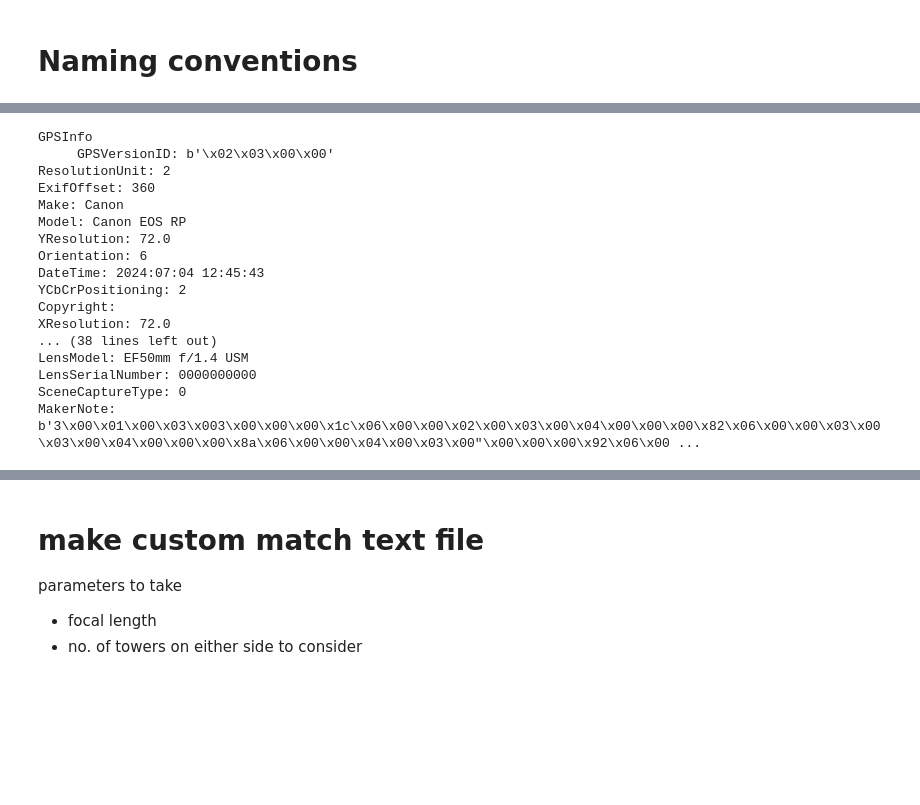
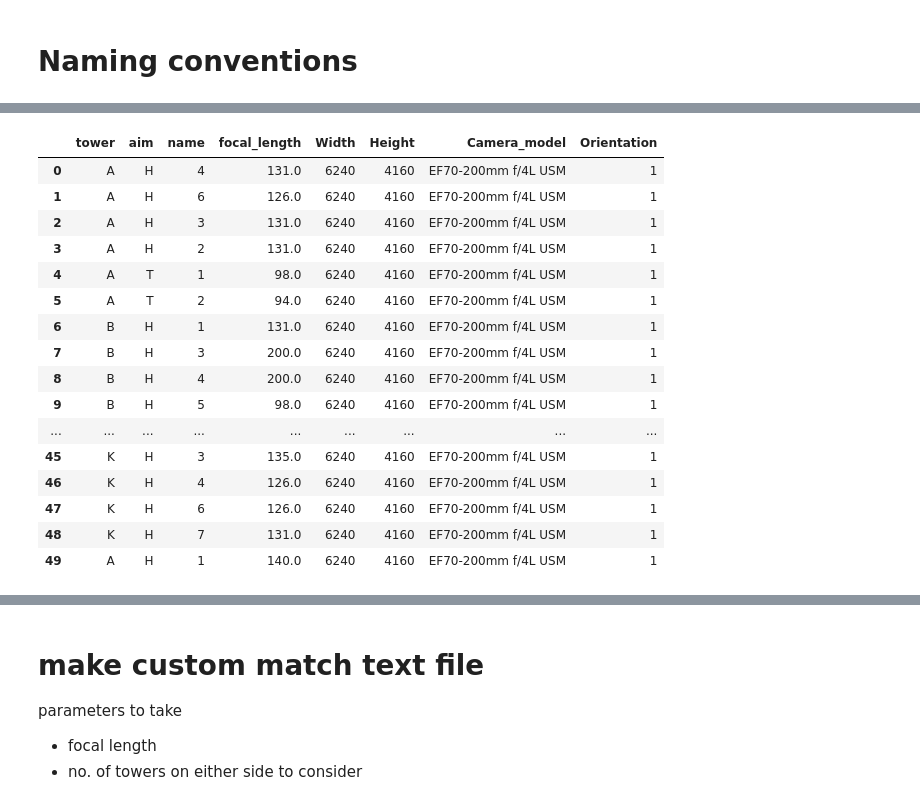
Before and after one commit to animesh-77/gaussian-splatting, a Jupyter notebook: portsmouth.ipynb, the cells around one changed output, grey strips where cells are left out. Cells and saved outputs as stored; diff of their text form; code cells hidden in the pictures; blank space fills up the shorter version.

Commit message:
feat: read EXIF data and rotate images accordingly,

```diff
--- a/portsmouth.ipynb
+++ b/portsmouth.ipynb
@@ -52,62 +121,7 @@ MakerNote: b'3\x00\x01\x00\x03\x003\x00\x00\x00\x1c\x06\x00\x00\x02\x00\x03\x00\
-# %%
-def get_exif(image_path):
-    image = Image.open(image_path)
-    exif_data = image._getexif()
-    if not exif_data:
-        return {}
-
-    exif = {}
-    for tag, value in exif_data.items():
-        decoded = ExifTags.TAGS.get(tag, tag)
-        exif[decoded] = value
-    return exif
-
-def get_exif_gps(exif_info: dict):
-    gps_info = {}
-
-    for key in exif_info['GPSInfo'].keys():
-        decode = ExifTags.GPSTAGS.get(key,key)
-        gps_info[decode] = exif_info['GPSInfo'][key]#int.from_bytes(exif_info['GPSInfo'][key], byteorder='big')
-    return gps_info
-
-
-exif_info = get_exif(all_jpgs[0])
-if exif_info == {}:
-    print("No EXIF data found for image")
-    exit()
-
-for tag, value in exif_info.items():
-
-    if tag == 'GPSInfo':
-        print("GPSInfo")
-        gps_info = get_exif_gps(exif_info)
-        for tag, value in gps_info.items():
-            print(f"{' ' * 5}{tag}: {value}")
-
-    else:
-        print(f"{tag}: {value}")
-# %% [output]
-GPSInfo
-     GPSVersionID: b'\x02\x03\x00\x00'
-ResolutionUnit: 2
-ExifOffset: 360
-Make: Canon
-Model: Canon EOS RP
-YResolution: 72.0
-Orientation: 6
-DateTime: 2024:07:04 12:45:43
-YCbCrPositioning: 2
-Copyright:
-XResolution: 72.0
-... (38 lines left out)
-LensModel: EF50mm f/1.4 USM
-LensSerialNumber: 0000000000
-SceneCaptureType: 0
-MakerNote: b'3\x00\x01\x00\x03\x003\x00\x00\x00\x1c\x06\x00\x00\x02\x00\x03\x00\x04\x00\x00\x00\x82\x06\x00\x00\x03\x00\x03\x00\x04\x00\x00\x00\x8a\x06\x00\x00\x04\x00\x03\x00"\x00\x00\x00\x92\x06\x00 ...
 # %%
 
 # make a dataframe with 3 columns
-camera_names_df= pd.DataFrame(columns=['tower', 'aim', 'name', 'focal_length', 'Width', 'Height', 'Camera_model'])
+camera_names_df= pd.DataFrame(columns=['tower', 'aim', 'name', 'focal_length', 'Width', 'Height', 'Camera_model', 'Orientation'])
 
 
 for i, jpg in enumerate(all_jpgs):
@@ -123,7 +137,8 @@ for i, jpg in enumerate(all_jpgs):
             'focal_length': exif_info['FocalLength'],
             'Width': exif_info['ExifImageWidth'],
             'Height': exif_info['ExifImageHeight'],
-            'Camera_model': exif_info['LensModel']
+            'Camera_model': exif_info['LensModel'],
+            'Orientation': exif_info['Orientation']
         }
     except KeyError:
         print(f"KeyError: {i}, {jpg}")
@@ -133,6 +148,26 @@ for i, jpg in enumerate(all_jpgs):
 
 # :NOTE change i to I
 camera_names_df['tower']= camera_names_df['tower'].str.upper()
+# %%
+camera_names_df
+# %% [output]
+|  | tower | aim | name | focal_length | Width | Height | Camera_model | Orientation |
+| 0 | A | H | 4 | 131.0 | 6240 | 4160 | EF70-200mm f/4L USM | 1 |
+| 1 | A | H | 6 | 126.0 | 6240 | 4160 | EF70-200mm f/4L USM | 1 |
+| 2 | A | H | 3 | 131.0 | 6240 | 4160 | EF70-200mm f/4L USM | 1 |
+| 3 | A | H | 2 | 131.0 | 6240 | 4160 | EF70-200mm f/4L USM | 1 |
+| 4 | A | T | 1 | 98.0 | 6240 | 4160 | EF70-200mm f/4L USM | 1 |
+| 5 | A | T | 2 | 94.0 | 6240 | 4160 | EF70-200mm f/4L USM | 1 |
+| 6 | B | H | 1 | 131.0 | 6240 | 4160 | EF70-200mm f/4L USM | 1 |
+| 7 | B | H | 3 | 200.0 | 6240 | 4160 | EF70-200mm f/4L USM | 1 |
+| 8 | B | H | 4 | 200.0 | 6240 | 4160 | EF70-200mm f/4L USM | 1 |
+| 9 | B | H | 5 | 98.0 | 6240 | 4160 | EF70-200mm f/4L USM | 1 |
+| ... | ... | ... | ... | ... | ... | ... | ... | ... |
+| 45 | K | H | 3 | 135.0 | 6240 | 4160 | EF70-200mm f/4L USM | 1 |
+| 46 | K | H | 4 | 126.0 | 6240 | 4160 | EF70-200mm f/4L USM | 1 |
+| 47 | K | H | 6 | 126.0 | 6240 | 4160 | EF70-200mm f/4L USM | 1 |
+| 48 | K | H | 7 | 131.0 | 6240 | 4160 | EF70-200mm f/4L USM | 1 |
+| 49 | A | H | 1 | 140.0 | 6240 | 4160 | EF70-200mm f/4L USM | 1 |
 # %%
 # camera_names_df.to_csv('camera_names.csv', index=False)
 # %%
```
Also changed, not shown: parts of 14 cells of this notebook.
